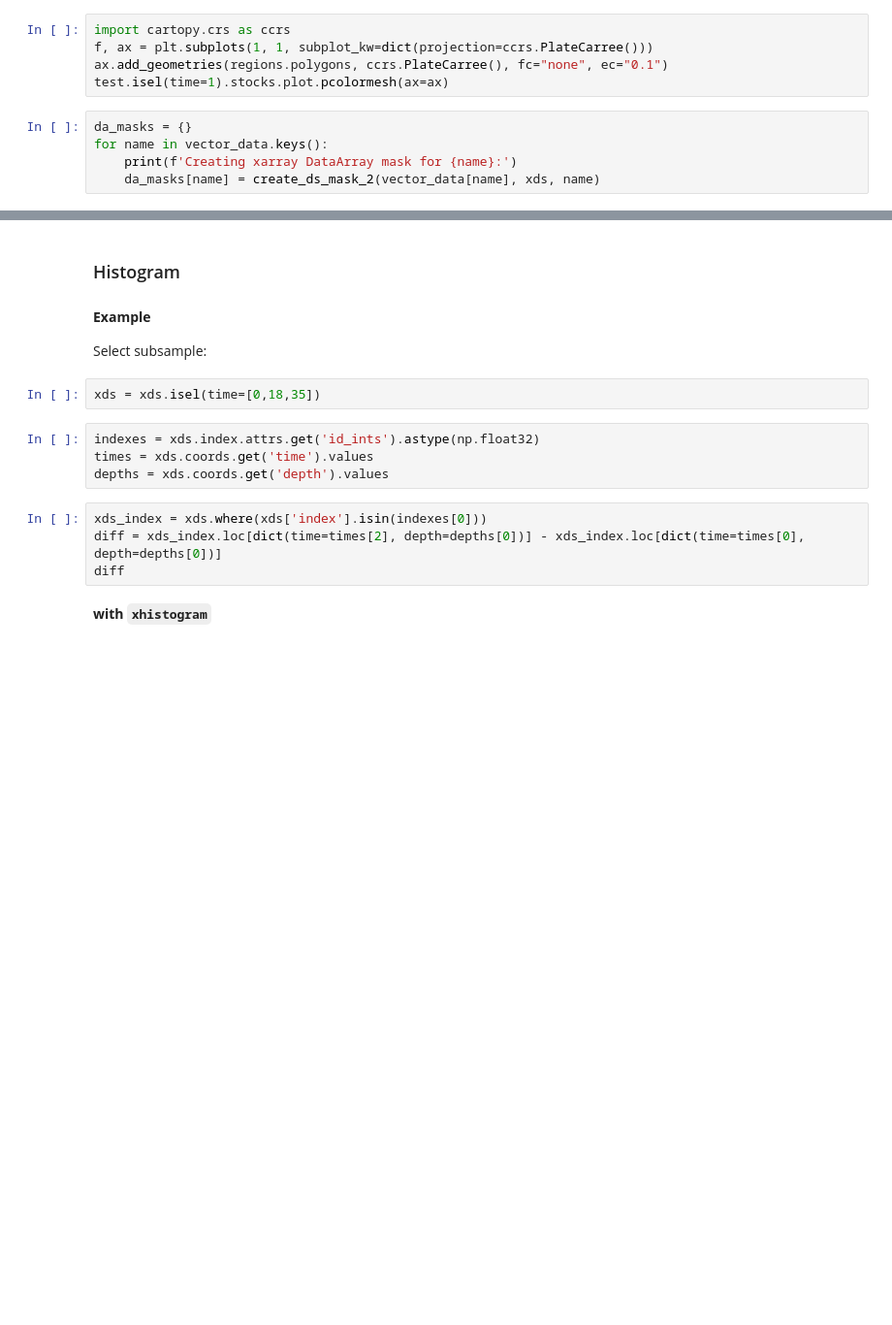
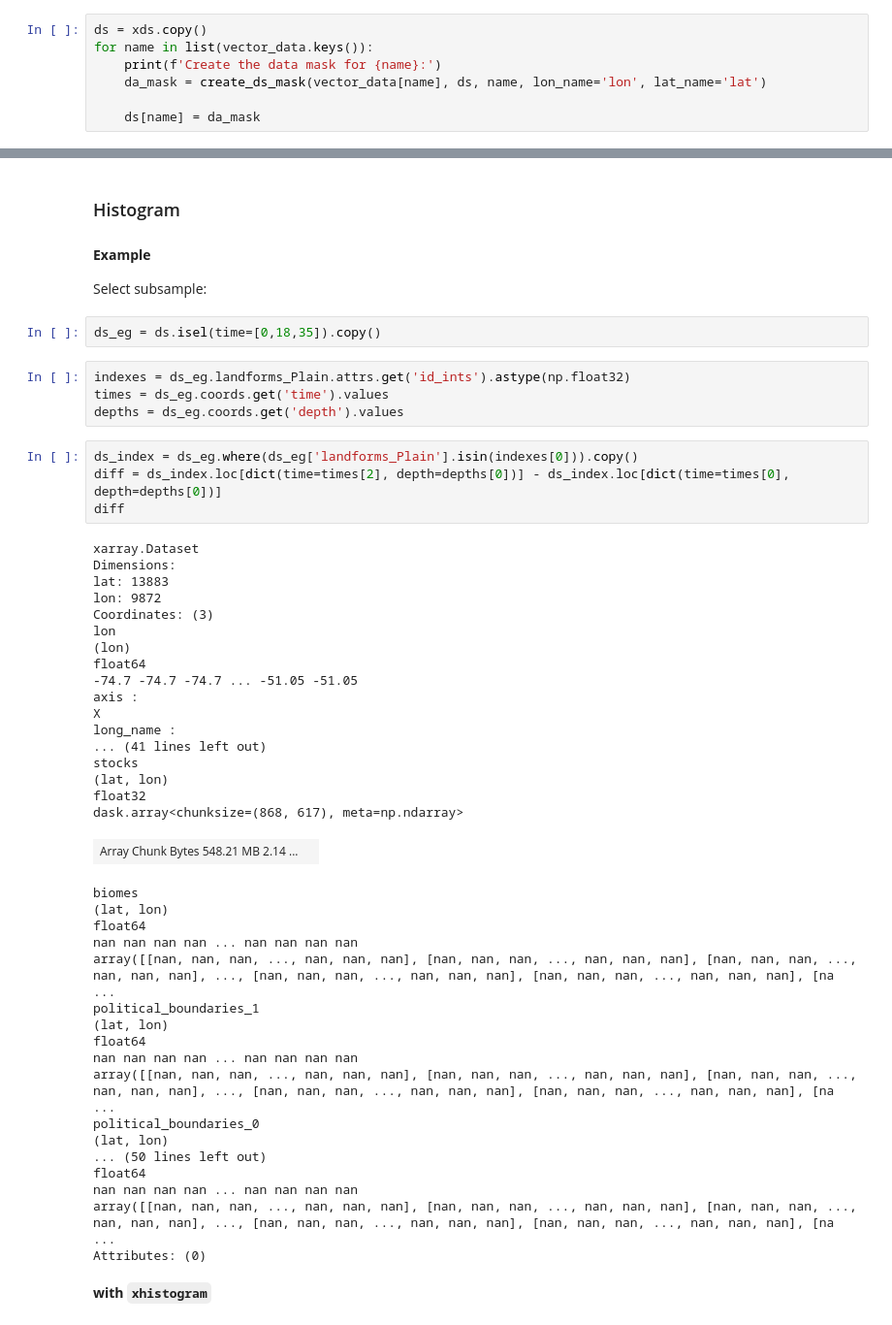
Before and after one commit to Vizzuality/soils-revealed-data, a Jupyter notebook: processing/precalculations_with_zarrs.ipynb, the cells around one changed output, grey strips where cells are left out. Shown: that part at 97% size. Saved outputs shown, nothing was run; the diff lists cells and outputs as text; blank space fills up the shorter version.

```diff
--- a/processing/precalculations_with_zarrs.ipynb
+++ b/processing/precalculations_with_zarrs.ipynb
@@ -496,10 +478,7 @@ test = test.where(test.index == 0.)
-# %%
-import cartopy.crs as ccrs
-f, ax = plt.subplots(1, 1, subplot_kw=dict(projection=ccrs.PlateCarree()))
-ax.add_geometries(regions.polygons, ccrs.PlateCarree(), fc="none", ec="0.1")
-test.isel(time=1).stocks.plot.pcolormesh(ax=ax)
 # %%
-da_masks = {}
-for name in vector_data.keys():
-    print(f'Creating xarray DataArray mask for {name}:')
-    da_masks[name] = create_ds_mask_2(vector_data[name], xds, name)
+ds = xds.copy()
+for name in list(vector_data.keys()):
+    print(f'Create the data mask for {name}:')
+    da_mask = create_ds_mask(vector_data[name], ds, name, lon_name='lon', lat_name='lat')
+
+    ds[name] = da_mask
@@ -528,15 +543,51 @@ xds
 #### **Example**
 Select subsample:
 # %%
-xds = xds.isel(time=[0,18,35])
+ds_eg = ds.isel(time=[0,18,35]).copy()
 # %%
-indexes = xds.index.attrs.get('id_ints').astype(np.float32)
-times = xds.coords.get('time').values
-depths = xds.coords.get('depth').values
+indexes = ds_eg.landforms_Plain.attrs.get('id_ints').astype(np.float32)
+times = ds_eg.coords.get('time').values
+depths = ds_eg.coords.get('depth').values
 # %%
-xds_index = xds.where(xds['index'].isin(indexes[0]))
-diff = xds_index.loc[dict(time=times[2], depth=depths[0])] - xds_index.loc[dict(time=times[0], depth=depths[0])]
+ds_index = ds_eg.where(ds_eg['landforms_Plain'].isin(indexes[0])).copy()
+diff = ds_index.loc[dict(time=times[2], depth=depths[0])] - ds_index.loc[dict(time=times[0], depth=depths[0])]
 diff
+# %% [output]
+xarray.Dataset
+Dimensions:
+lat: 13883
+lon: 9872
+Coordinates: (3)
+lon
+(lon)
+float64
+-74.7 -74.7 -74.7 ... -51.05 -51.05
+axis :
+X
+long_name :
+... (41 lines left out)
+stocks
+(lat, lon)
+float32
+dask.array<chunksize=(868, 617), meta=np.ndarray>
+| Array Chunk Bytes 548.21 MB 2.14 ... |  |
+biomes
+(lat, lon)
+float64
+nan nan nan nan ... nan nan nan nan
+array([[nan, nan, nan, ..., nan, nan, nan], [nan, nan, nan, ..., nan, nan, nan], [nan, nan, nan, ..., nan, nan, nan], ..., [nan, nan, nan, ..., nan, nan, nan], [nan, nan, nan, ..., nan, nan, nan], [na ...
+political_boundaries_1
+(lat, lon)
+float64
+nan nan nan nan ... nan nan nan nan
+array([[nan, nan, nan, ..., nan, nan, nan], [nan, nan, nan, ..., nan, nan, nan], [nan, nan, nan, ..., nan, nan, nan], ..., [nan, nan, nan, ..., nan, nan, nan], [nan, nan, nan, ..., nan, nan, nan], [na ...
+political_boundaries_0
+(lat, lon)
+... (50 lines left out)
+float64
+nan nan nan nan ... nan nan nan nan
+array([[nan, nan, nan, ..., nan, nan, nan], [nan, nan, nan, ..., nan, nan, nan], [nan, nan, nan, ..., nan, nan, nan], ..., [nan, nan, nan, ..., nan, nan, nan], [nan, nan, nan, ..., nan, nan, nan], [na ...
+Attributes: (0)
 # %% [markdown]
 **with `xhistogram`**
 # %%
```
Also changed, not shown: parts of 54 cells of this notebook.
